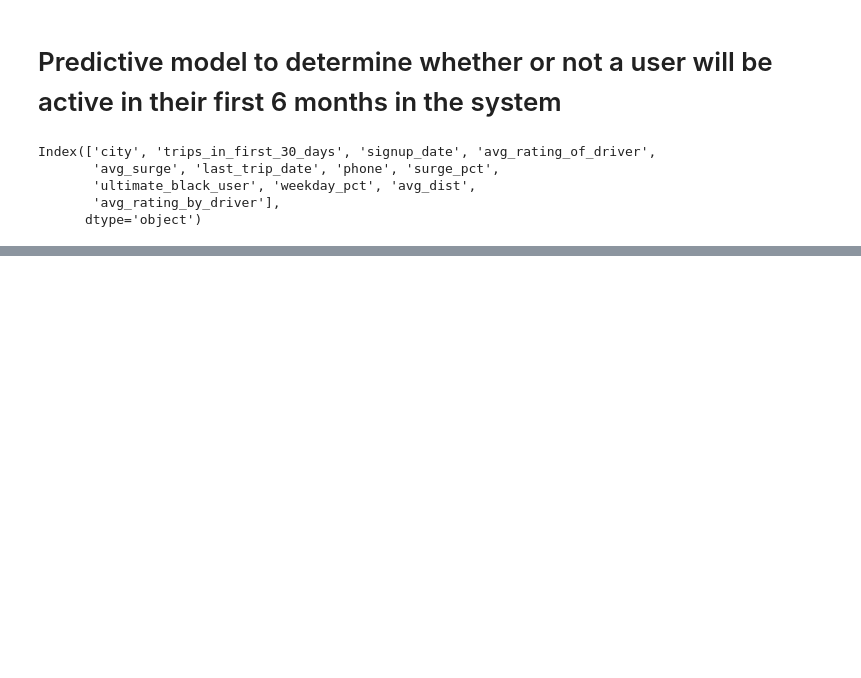
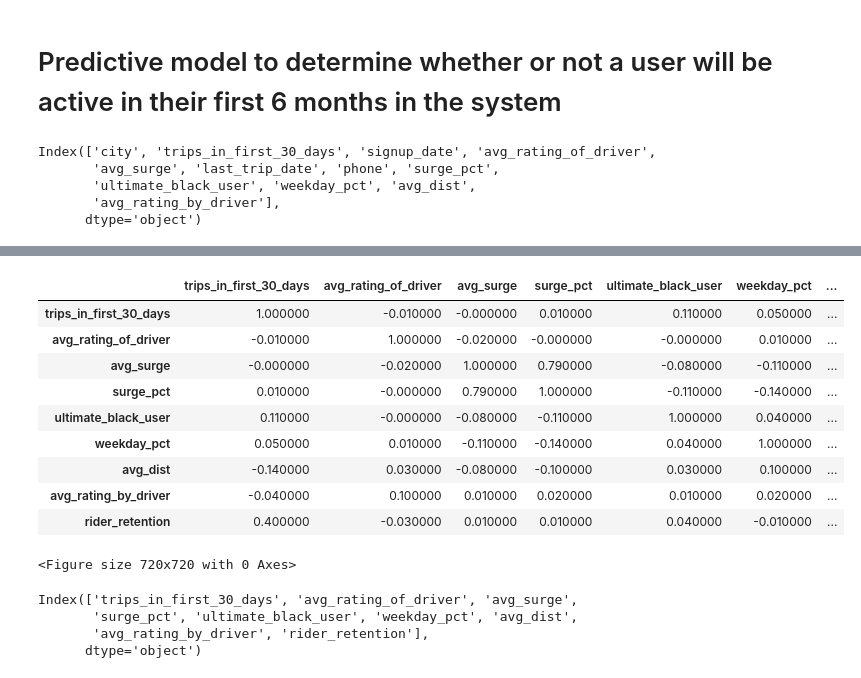
Before and after one commit to sudkpa/SB_DS, a Jupyter notebook: Career_Track/ultimate_challenge/ultimate-ds-challenge.ipynb, the cells around one changed output, grey strips where cells are left out. Cells and saved outputs as stored; diff of their text form; code cells hidden in the pictures; blank space fills up the shorter version.

Commit message:
Update ultimate-ds-challenge.ipynb
Predict rider retention.

```diff
--- a/Career_Track/ultimate_challenge/ultimate-ds-challenge.ipynb
+++ b/Career_Track/ultimate_challenge/ultimate-ds-challenge.ipynb
@@ -370,0 +367,4 @@ df_select.boxplot(vert=False)
+# %%
+# If trips_in_first_30_days > 0, then rider_retention = 1, else 0
+df_select['rider_retention'] = df_select['trips_in_first_30_days'] > 0
+df_select.head()
@@ -370,0 +395,3 @@ df_select.boxplot(vert=False)
+# %%
+df_select["avg_rating_of_driver"].fillna(df_select["avg_rating_of_driver"].mean(), inplace=True)
+df_select["avg_rating_by_driver"].fillna(df_select["avg_rating_by_driver"].mean(), inplace=True)
@@ -370,0 +423,24 @@ df_select.boxplot(vert=False)
+# %%
+# Check correlation of data
+corr = df_select.corr()
+plt.figure(figsize=(10,10))
+corr.round(2).style.background_gradient(cmap='coolwarm')
+# %% [output]
+|  | trips_in_first_30_days | avg_rating_of_driver | avg_surge | surge_pct | ultimate_black_user | weekday_pct | ... |
+| trips_in_first_30_days | 1.000000 | -0.010000 | -0.000000 | 0.010000 | 0.110000 | 0.050000 | ... |
+| avg_rating_of_driver | -0.010000 | 1.000000 | -0.020000 | -0.000000 | -0.000000 | 0.010000 | ... |
+| avg_surge | -0.000000 | -0.020000 | 1.000000 | 0.790000 | -0.080000 | -0.110000 | ... |
+| surge_pct | 0.010000 | -0.000000 | 0.790000 | 1.000000 | -0.110000 | -0.140000 | ... |
+| ultimate_black_user | 0.110000 | -0.000000 | -0.080000 | -0.110000 | 1.000000 | 0.040000 | ... |
+| weekday_pct | 0.050000 | 0.010000 | -0.110000 | -0.140000 | 0.040000 | 1.000000 | ... |
+| avg_dist | -0.140000 | 0.030000 | -0.080000 | -0.100000 | 0.030000 | 0.100000 | ... |
+| avg_rating_by_driver | -0.040000 | 0.100000 | 0.010000 | 0.020000 | 0.010000 | 0.020000 | ... |
+| rider_retention | 0.400000 | -0.030000 | 0.010000 | 0.010000 | 0.040000 | -0.010000 | ... |
+<Figure size 720x720 with 0 Axes>
+# %%
+df_select.columns
+# %% [output]
+Index(['trips_in_first_30_days', 'avg_rating_of_driver', 'avg_surge',
+       'surge_pct', 'ultimate_black_user', 'weekday_pct', 'avg_dist',
+       'avg_rating_by_driver', 'rider_retention'],
+      dtype='object')
```
Also changed, not shown: parts of 14 cells of this notebook.
